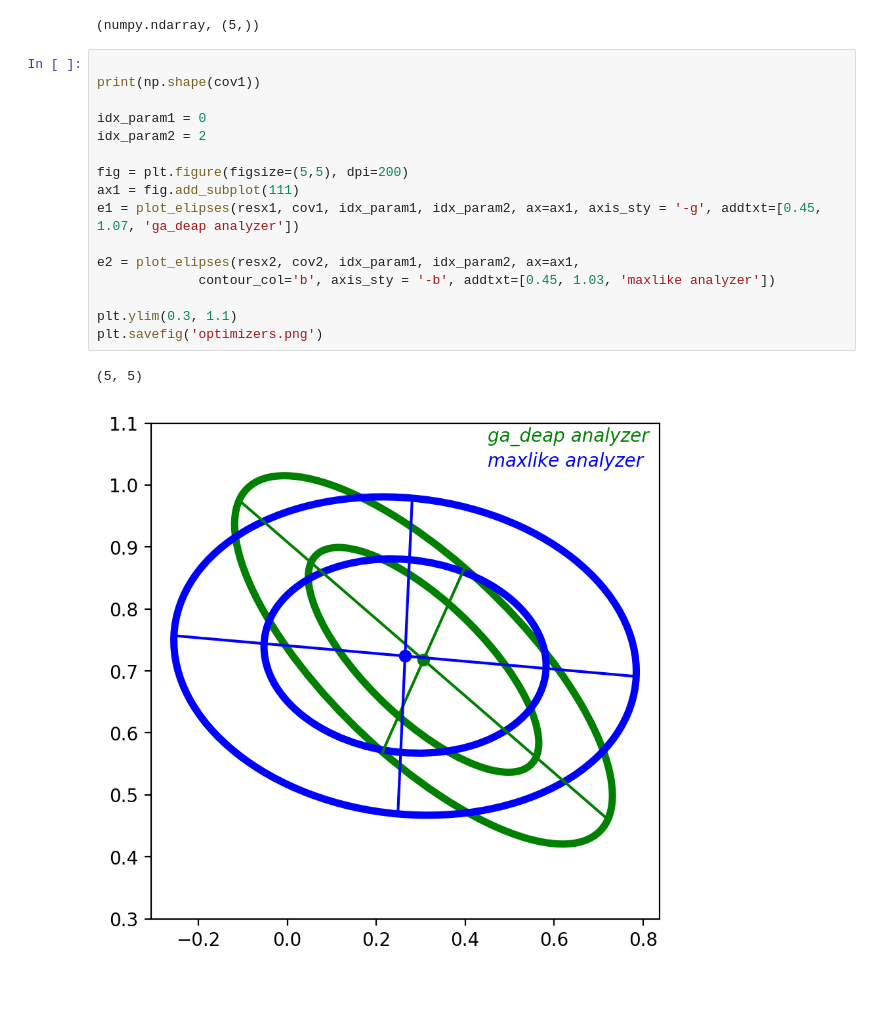
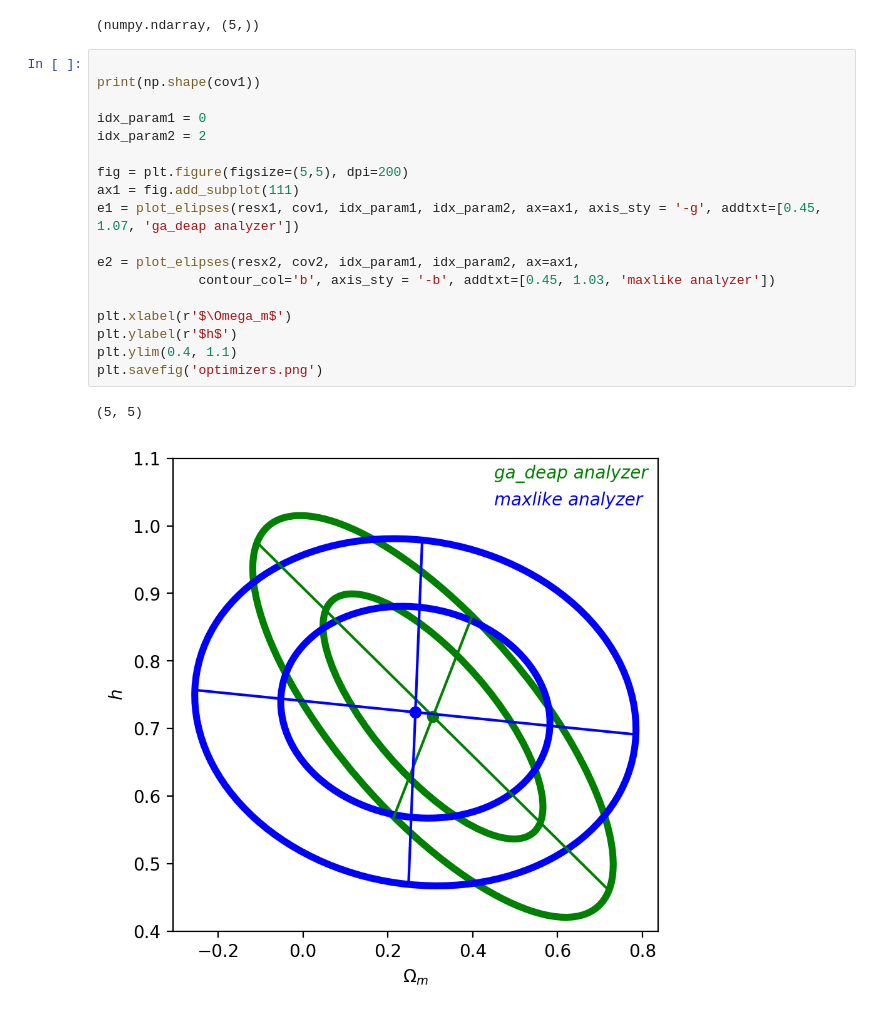
Before and after one commit to igomezv/simplemc_tests, a Jupyter notebook: plots_simpleMC_MLE.ipynb, the cells around one changed output. Saved outputs shown, nothing was run; the diff lists cells and outputs as text.

```diff
--- a/plots_simpleMC_MLE.ipynb
+++ b/plots_simpleMC_MLE.ipynb
@@ -146,19 +146,21 @@ type(resx2), np.shape(resx2)
 # %%
 
 print(np.shape(cov1))
 
 idx_param1 = 0
 idx_param2 = 2
 
 fig = plt.figure(figsize=(5,5), dpi=200)
 ax1 = fig.add_subplot(111)
 e1 = plot_elipses(resx1, cov1, idx_param1, idx_param2, ax=ax1, axis_sty = '-g', addtxt=[0.45, 1.07, 'ga_deap analyzer'])
 
 e2 = plot_elipses(resx2, cov2, idx_param1, idx_param2, ax=ax1,
              contour_col='b', axis_sty = '-b', addtxt=[0.45, 1.03, 'maxlike analyzer'])
 
-plt.ylim(0.3, 1.1)
+plt.xlabel(r'$\Omega_m$')
+plt.ylabel(r'$h$')
+plt.ylim(0.4, 1.1)
 plt.savefig('optimizers.png')
 # %% [output]
 (5, 5)
-[figure, old version]
+[figure, new version]
```
Also changed, not shown: 1 other file.
